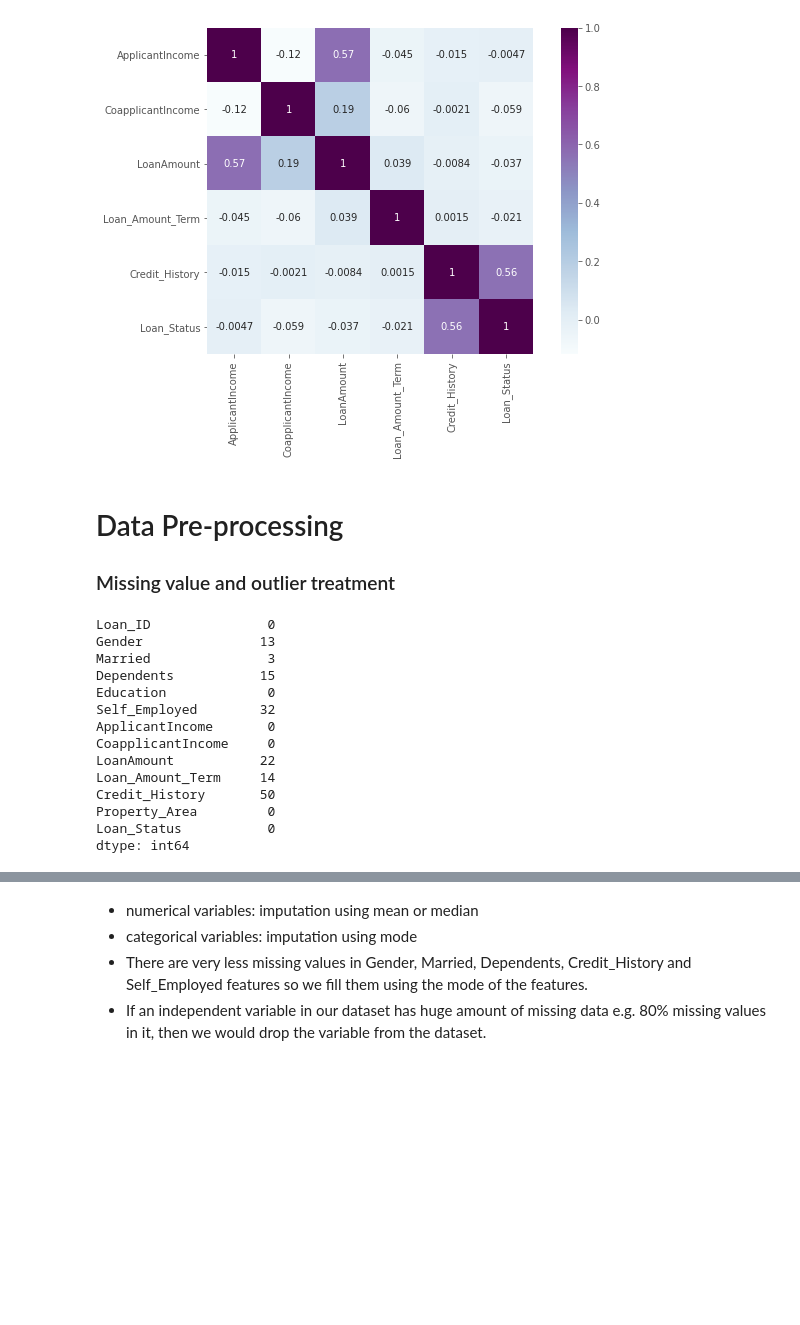
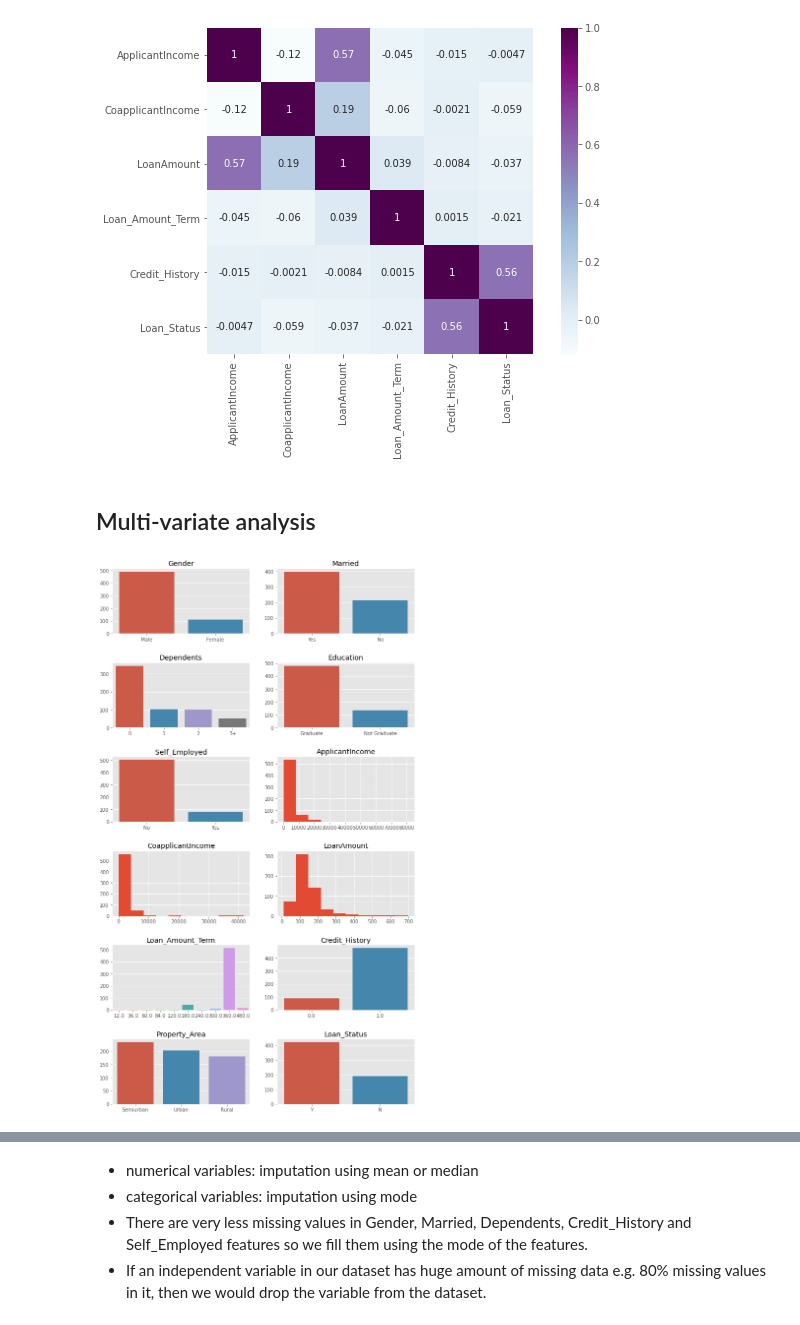
Before and after one commit to saritmaitra/Loan_approval_system, a Jupyter notebook: EDA_Loan_Approval_System.ipynb, the cells around one changed output, grey strips where cells are left out. Cells and saved outputs as stored; diff of their text form; code cells hidden in the pictures; blank space fills up the shorter version.

```diff
--- a/EDA_Loan_Approval_System.ipynb
+++ b/EDA_Loan_Approval_System.ipynb
@@ -341,0 +376,2 @@ distribution of applicants with 1 or 3+ dependents is similar across both the ca
+# %%
+df = df.drop(409)
@@ -505,25 +563,25 @@ matrix
 | Credit_History | -0.014715 | -0.002056 | -0.008433 | 0.001470 | 1.000000 | 0.561678 |
 | Loan_Status | -0.004710 | -0.059187 | -0.037318 | -0.021268 | 0.561678 | 1.000000 |
 [figure]
-# %% [markdown]
-# Data Pre-processing
-
-### Missing value and outlier treatment
-# %%
-# check for missing values
-df.isnull().sum()
-# %% [output]
-Loan_ID               0
-Gender               13
-Married               3
-Dependents           15
-Education             0
-Self_Employed        32
-ApplicantIncome       0
-CoapplicantIncome     0
-LoanAmount           22
-Loan_Amount_Term     14
-Credit_History       50
-Property_Area         0
-Loan_Status           0
-dtype: int64
+# %% [markdown]
+## Multi-variate analysis
+# %%
+i, j = 0, 0
+f, axes = plt.subplots(6, 2, figsize = (11, 20))
+plt.subplots_adjust(hspace = .45)
+
+for col in df.columns[1:]:
+    if col in ['ApplicantIncome', 'CoapplicantIncome', 'LoanAmount']:
+        axes[i,j].hist(df[col].dropna())
+    else:
+        bar_data = df[col].value_counts()
+        sns.barplot(bar_data.index, bar_data.values, ax = axes[i,j])
+    axes[i, j].set_title(col)
+    axes[i, j].spines['top'].set_visible(False)
+    axes[i, j].spines['right'].set_visible(False)
+    j += 1
+    if j ==2:
+        i += 1
+        j = 0
+# %% [output]
+[figure, added]
```
Also changed, not shown: parts of 9 cells of this notebook.
